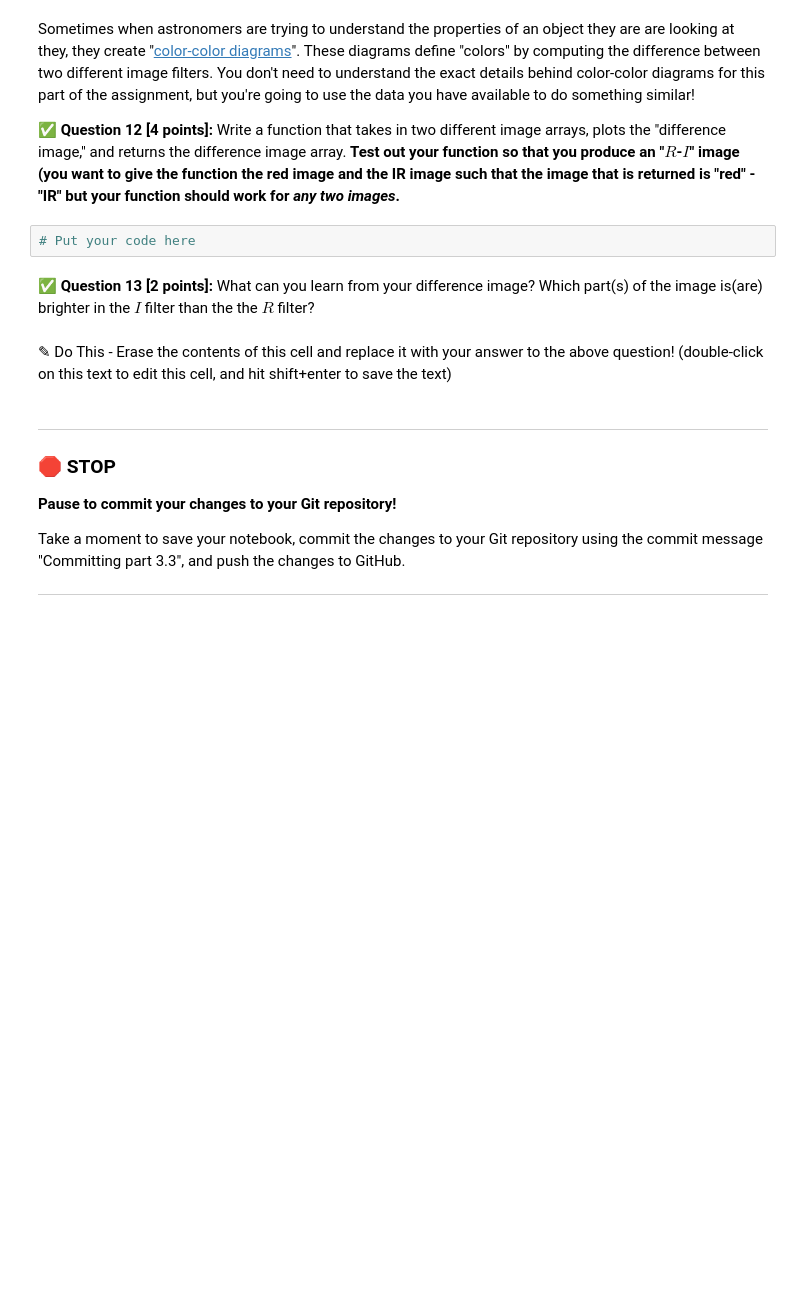
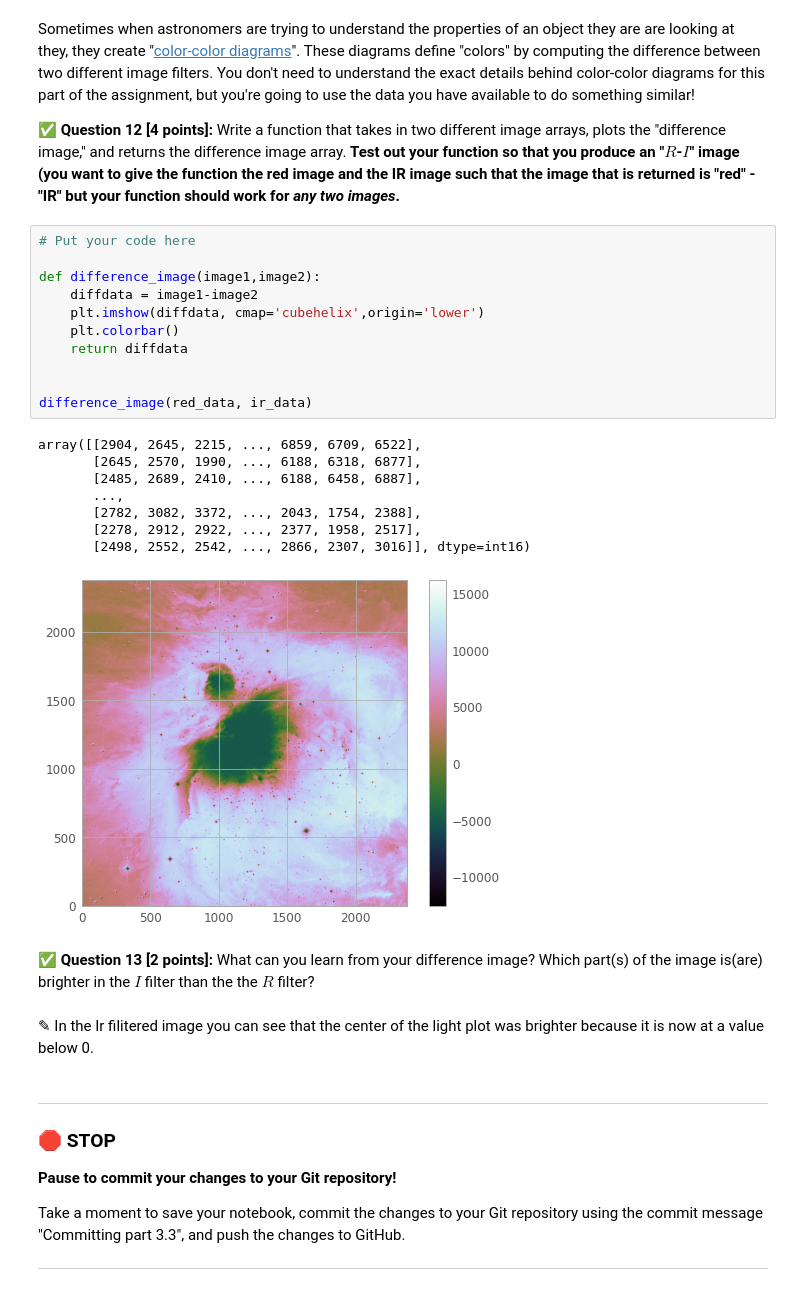
Before and after one commit to hewittso/cmse202-s21-turnin, a Jupyter notebook: hw-01/HW-01_GitPracticeDebuggingAndPythonPackages-STUDENT.ipynb, the cells around one changed output. Drawn from its saved outputs; the diff is of its cells as text; blank space fills up the shorter version.

```diff
--- a/hw-01/HW-01_GitPracticeDebuggingAndPythonPackages-STUDENT.ipynb
+++ b/hw-01/HW-01_GitPracticeDebuggingAndPythonPackages-STUDENT.ipynb
@@ -296,12 +325,30 @@ Now that you have a bit of understanding about the the properties of the images
 Sometimes when astronomers are trying to understand the properties of an object they are are looking at they, they create "[color-color diagrams](https://en.wikipedia.org/wiki/Color%E2%80%93color_diagram)". These diagrams define "colors" by computing the difference between two different image filters. You don't need to understand the exact details behind color-color diagrams for this part of the assignment, but you're going to use the data you have available to do something similar!
 
 **&#9989; Question 12 [4 points]:** Write a function that takes in two different image arrays, plots the "difference image," and returns the difference image array. **Test out your function so that you produce an "$R$-$I$" image (you want to give the function the red image and the IR image such that the image that is returned is "red" - "IR" but your function should work for _any two images_.**
-# %%
-# Put your code here
+# %%
+# Put your code here
+
+def difference_image(image1,image2):
+    diffdata = image1-image2
+    plt.imshow(diffdata, cmap='cubehelix',origin='lower')
+    plt.colorbar()
+    return diffdata
+
+
+difference_image(red_data, ir_data)
+# %% [output]
+array([[2904, 2645, 2215, ..., 6859, 6709, 6522],
+       [2645, 2570, 1990, ..., 6188, 6318, 6877],
+       [2485, 2689, 2410, ..., 6188, 6458, 6887],
+       ...,
+       [2782, 3082, 3372, ..., 2043, 1754, 2388],
+       [2278, 2912, 2922, ..., 2377, 1958, 2517],
+       [2498, 2552, 2542, ..., 2866, 2307, 3016]], dtype=int16)
+[figure, added]
 # %% [markdown]
 **&#9989; Question 13 [2 points]:** What can you learn from your difference image? Which part(s) of the image is(are) brighter in the $I$ filter than the the $R$ filter?
-# %% [markdown]
-<font size=+3>&#9998;</font> Do This - Erase the contents of this cell and replace it with your answer to the above question!  (double-click on this text to edit this cell, and hit shift+enter to save the text)
+# %% [markdown]
+<font size=+3>&#9998;</font> In the Ir filitered image you can see that the center of the light plot was brighter because it is now at a value below 0.
 # %% [markdown]
 ---
 ### &#128721; STOP
```
Also changed, not shown: parts of 8 cells of this notebook.
